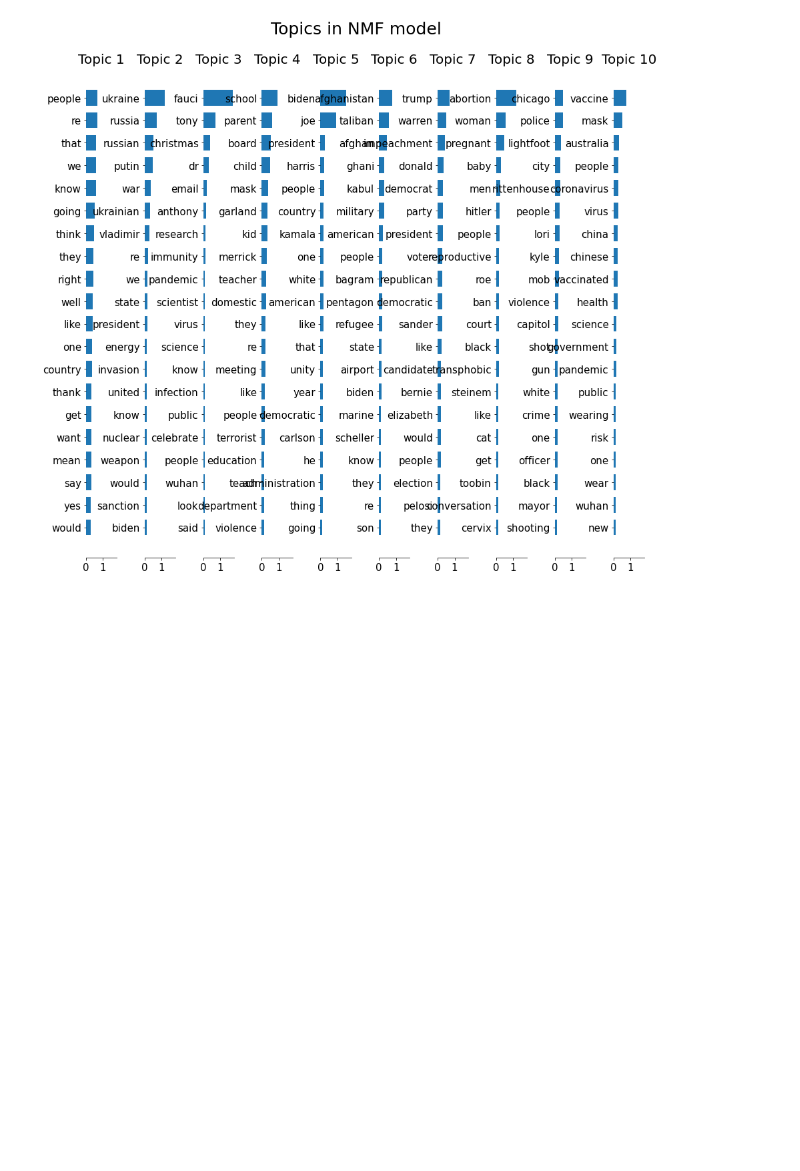
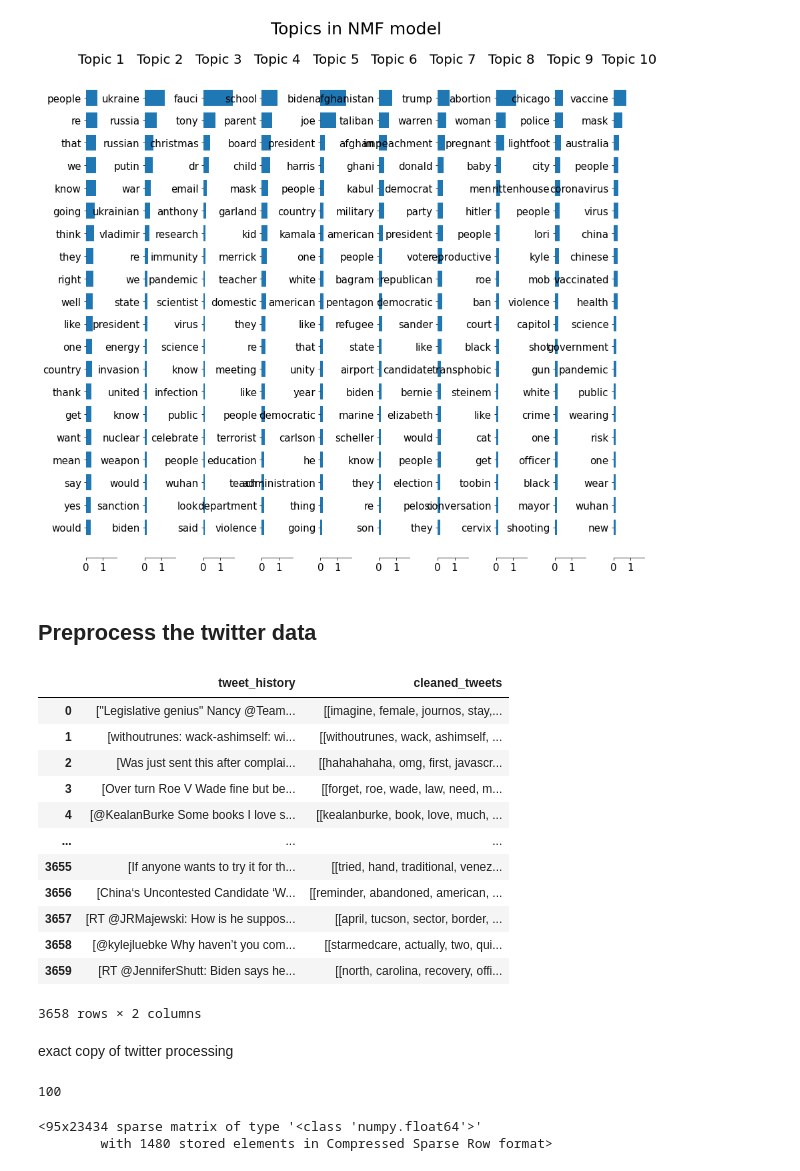
Before and after one commit to DanlBradley/TCNLP, a Jupyter notebook: M-EDA.ipynb, the cells around one changed output. Drawn from its saved outputs; the diff is of its cells as text; code cells hidden in the pictures; blank space fills up the shorter version.

```diff
--- a/M-EDA.ipynb
+++ b/M-EDA.ipynb
@@ -402,3 +151,51 @@ topic_word_plot()
 topic = {0: 'American Politics', 1: 'War in Ukraine', 2: 'Covid-19', 3: 'School', 4: 'Biden Administration',
          5: 'War in Afghanistan', 6: 'Trump', 7: 'Abortion', 8: 'Kyle Rittenhouse Shooting',
          9: 'Covid-19 Vaccine' }
+# %% [markdown]
+## Preprocess the twitter data
+# %%
+tweet_df = pd.read_csv('data/unique_tweets_list.csv').drop(columns = ['Unnamed: 0'])
+# %%
+#Function library
+import ast
+
+def string_to_list(s):
+    try:
+        l = ast.literal_eval(s)
+    except:
+        l = None
+    return l
+# %%
+def prepare_tweets(tweet_row):
+    tweet_list = []
+    for n in range(len(tweet_row)):
+        tweet_list.append(preprocessing(tweet_row[n]))
+
+    cleaned_tweets = []
+    for tweet in tweet_list:
+        if len(tweet) > 20:
+            cleaned_tweets.append(tweet)
+    return cleaned_tweets
+# %%
+#Preprocess each user's tweet history
+tweet_df['tweet_history'] = tweet_df['tweet_history'].apply(lambda x: string_to_list(x))
+tweet_df = tweet_df.dropna()
+tweet_df['cleaned_tweets'] = tweet_df['tweet_history'].apply(lambda x: prepare_tweets(x))
+# %%
+tweet_df
+# %% [output]
+|  | tweet_history | cleaned_tweets |
+| 0 | ["Legislative genius" Nancy @Team... | [[imagine, female, journos, stay,... |
+| 1 | [withoutrunes: wack-ashimself: wi... | [[withoutrunes, wack, ashimself, ... |
+| 2 | [Was just sent this after complai... | [[hahahahaha, omg, first, javascr... |
+| 3 | [Over turn Roe V Wade fine but be... | [[forget, roe, wade, law, need, m... |
+| 4 | [@KealanBurke Some books I love s... | [[kealanburke, book, love, much, ... |
+| ... | ... | ... |
+| 3655 | [If anyone wants to try it for th... | [[tried, hand, traditional, venez... |
+| 3656 | [China‘s Uncontested Candidate ‘W... | [[reminder, abandoned, american, ... |
+| 3657 | [RT @JRMajewski: How is he suppos... | [[april, tucson, sector, border, ... |
+| 3658 | [@kylejluebke Why haven’t you com... | [[starmedcare, actually, two, qui... |
+| 3659 | [RT @JenniferShutt: Biden says he... | [[north, carolina, recovery, offi... |
+3658 rows × 2 columns
+# %% [markdown]
+exact copy of twitter processing
@@ -404,0 +226,6 @@ topic = {0: 'American Politics', 1: 'War in Ukraine', 2: 'Covid-19', 3: 'School'
+# %%
+import ast
+
+len(ast.literal_eval(tweet_df.iloc[750,:][0]))
+# %% [output]
+100
@@ -404,0 +258,6 @@ topic = {0: 'American Politics', 1: 'War in Ukraine', 2: 'Covid-19', 3: 'School'
+# %%
+
+model.transform()
+# %% [output]
+<95x23434 sparse matrix of type '<class 'numpy.float64'>'
+        with 1480 stored elements in Compressed Sparse Row format>
```
Also changed, not shown: parts of 59 cells of this notebook, 1 other file.
